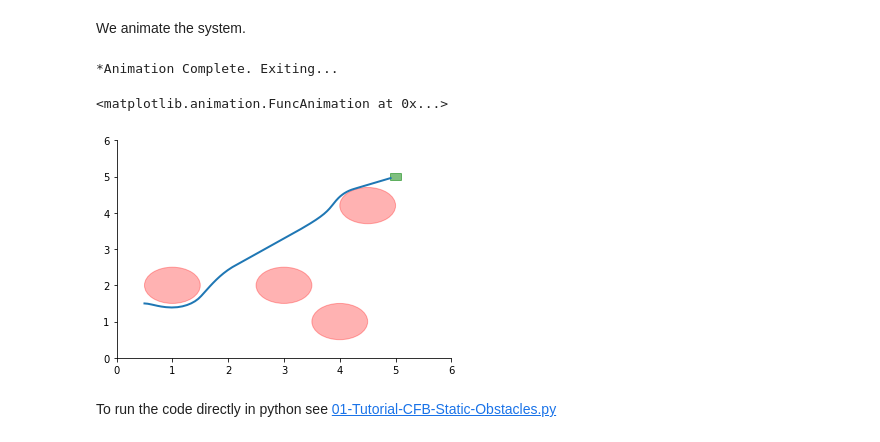
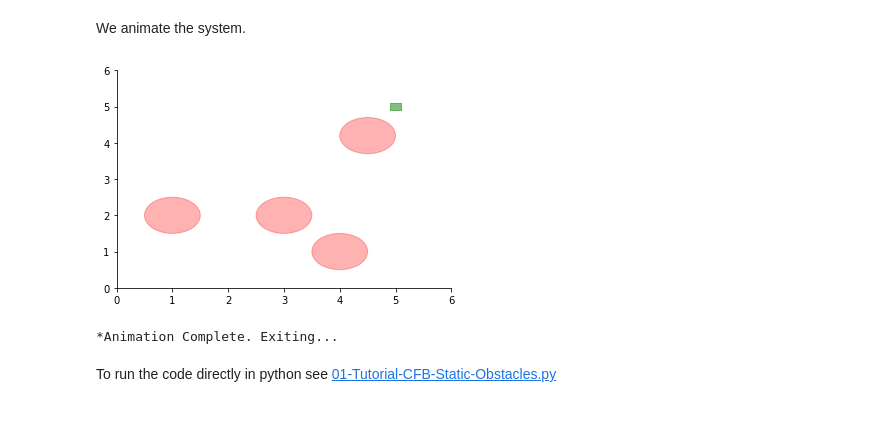
Before and after one commit to tomashdz/control_barrier_function_kit, a Jupyter notebook: tutorial/01-Tutorial-CFB-Static-Obstacles.ipynb, the cells around one changed output. Cells and saved outputs as stored; diff of their text form; code cells hidden in the pictures.

Commit message:
troubleshooting animation

```diff
--- a/tutorial/01-Tutorial-CFB-Static-Obstacles.ipynb
+++ b/tutorial/01-Tutorial-CFB-Static-Obstacles.ipynb
@@ -258,43 +258,42 @@ We animate the system.
 # %%
 # Animate
 
 # Init Plot
 fig, ax = plt.subplots()
 
 ax = cbf_utils.plot_cbf_elements(ax, bad_sets, x_goal)
 
 plt.xlim(0, 6)
 plt.ylim(0, 6)
 plt.gca().spines['top'].set_visible(False)
 plt.gca().spines['right'].set_visible(False)
 
 line1, = ax.plot([], [], lw=2)
 goal_square = plt.Rectangle(
     x_goal-np.array([.5, .5]), .2, .2, color='r', alpha=0.5)
 
 
-def init():
-    line1.set_data([], [])
-    return line1
+# def init():
+#     line1.set_data([], [])
+#     return line1
 
 
 def animate(i):
-    line1.set_data((x[0][0:i], x[1][0:i]))
-    return line1
+    line1.set_data((x[0][:i], x[1][:i]))
+    return line1,
 
 
 ani = animation.FuncAnimation(
-    fig, animate, init_func=init, interval=10, frames=n_samples, repeat=False)
+    fig, animate, interval=10, frames=n_samples, repeat=False, blit=True)
 
 # plt.show()
 from IPython.display import HTML
 HTML(ani.to_html5_video())
 print("\n*Animation Complete. Exiting...\n")
-rc('animation', html='html5')
-ani
+# rc('animation', html='html5')
+# ani
 # %% [output]
+[figure, new version]
 *Animation Complete. Exiting...
-<matplotlib.animation.FuncAnimation at 0x...>
-[figure, old version]
 # %% [markdown]
 To run the code directly in python see [01-Tutorial-CFB-Static-Obstacles.py](./01-Tutorial-CFB-Static-Obstacles.py)
```
